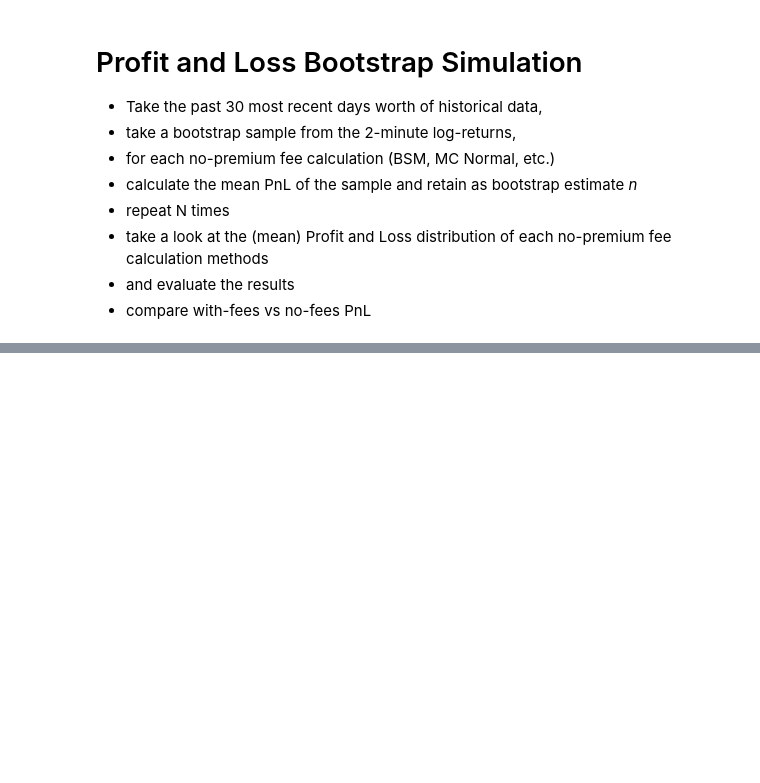
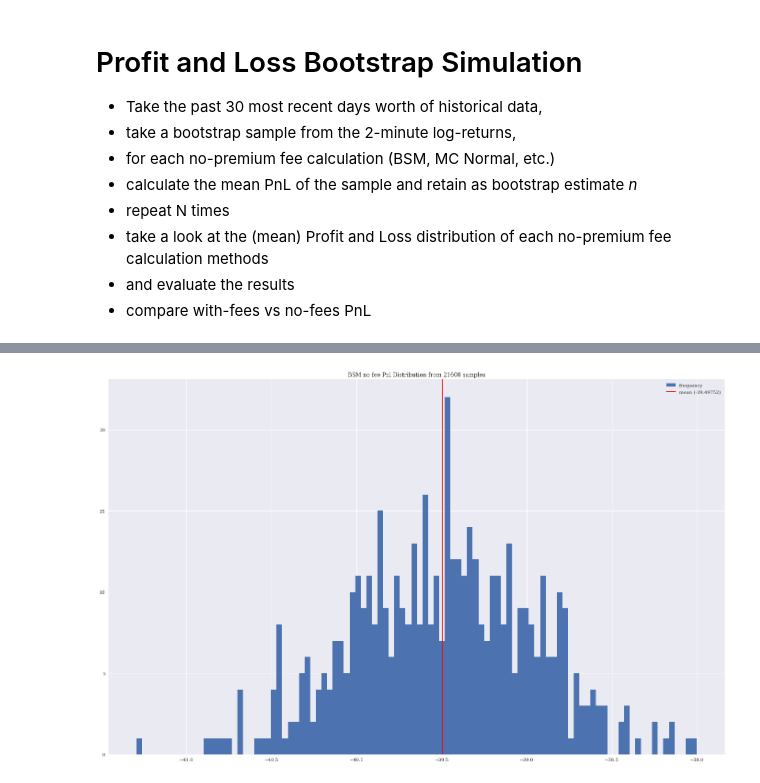
Before and after one commit to sebastienverreault/option_risk_analysis2, a Jupyter notebook: pnl_bootstrap_simulation.ipynb, the cells around one changed output, grey strips where cells are left out. Saved outputs shown, nothing was run; the diff lists cells and outputs as text; code cells hidden in the pictures; blank space fills up the shorter version.

```diff
--- a/pnl_bootstrap_simulation.ipynb
+++ b/pnl_bootstrap_simulation.ipynb
@@ -253,11 +253,8 @@ I = 1_000_000
 # sample size
 N = nb_2min_in_30d
 
-# # calc bsm fee
-# bsm_fee = bsm_no_premium_call_option_fee(S0, T, sigma)
-
-# # calc mc fee
-# mc_fee = mc_no_premium_call_option_fee(S0, T, sigma, I)
+# sample size
+N_boot = 5000
 
 header = '''|variable|value|
 |:-:|-:|'''
@@ -266,19 +263,23 @@ table = ""
 table += f"|S(0)|{float('%.8g' % S0)} USD|\n"
 table += f"|T|{float('%.3g' % T)}|\n"
 table += f"|r|{r}|\n"
-# table += f"|σ|{float('%.5g' % (sigma*100))}%|\n"
+table += f"|σ|{float('%.5g' % (sigma*100))}%|\n"
 table += f"|I|{I}|\n"
 
 table2 = ""
 table2 += f"|Samples| most recent 30 days|\n"
 table2 += f"|N|{N}|\n"
 
+table3 = ""
+table3 += f"|Boostrap Iterations|{N_boot}|\n"
+
 md(f"""### Simulation variables
 {header}
 {table}
-### Calculated Fees
 {header}
 {table2}
+{header}
+{table3}
 """)
 # %% [output]
 ### Simulation variables
@@ -508,0 +724,16 @@ plt.show()
+# %%
+
+bsm_at_the_money_pnl_boot_mean = bsm_at_the_money_pnl_boot.mean()
+
+plt.figure(figsize=(24, 15))
+# plt.hist(bsm_at_the_money_pnl_boot, bins=1000, label='frequency', range=[-S0*.01, S0*0.01]);
+plt.hist(bsm_at_the_money_pnl_boot, bins=100, label='frequency');
+# plt.hist(bsm_at_the_money_pnl_boot, bins=100, label='frequency', range=[-S0*.002, S0*0.002]);
+
+plt.axvline(bsm_at_the_money_pnl_boot_mean, color='r', label=f"mean ({float('%.7g' % (bsm_at_the_money_pnl_boot_mean))})")
+
+plt.title(f'BSM no fee Pnl Distribution from {N_boot} samples')
+plt.legend(loc='best');
+plt.show()
+# %% [output]
+[figure, added]
```
Also changed, not shown: parts of 16 cells of this notebook.
